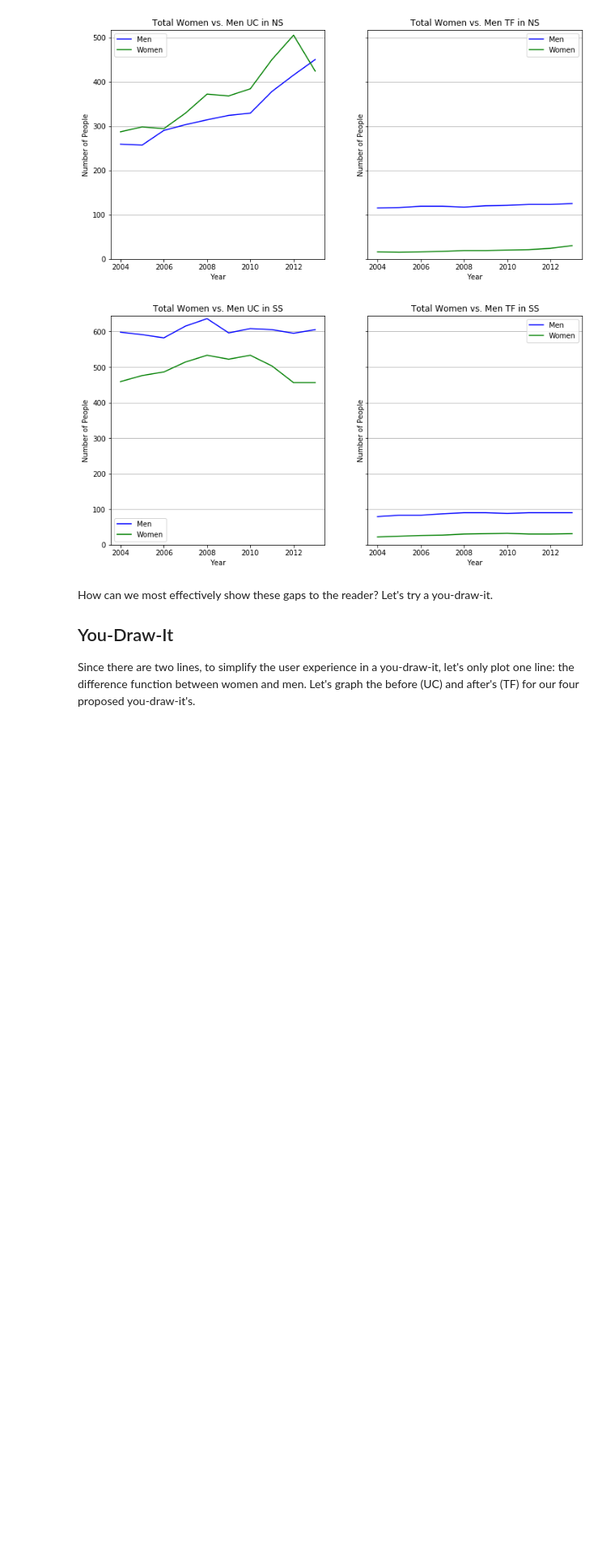
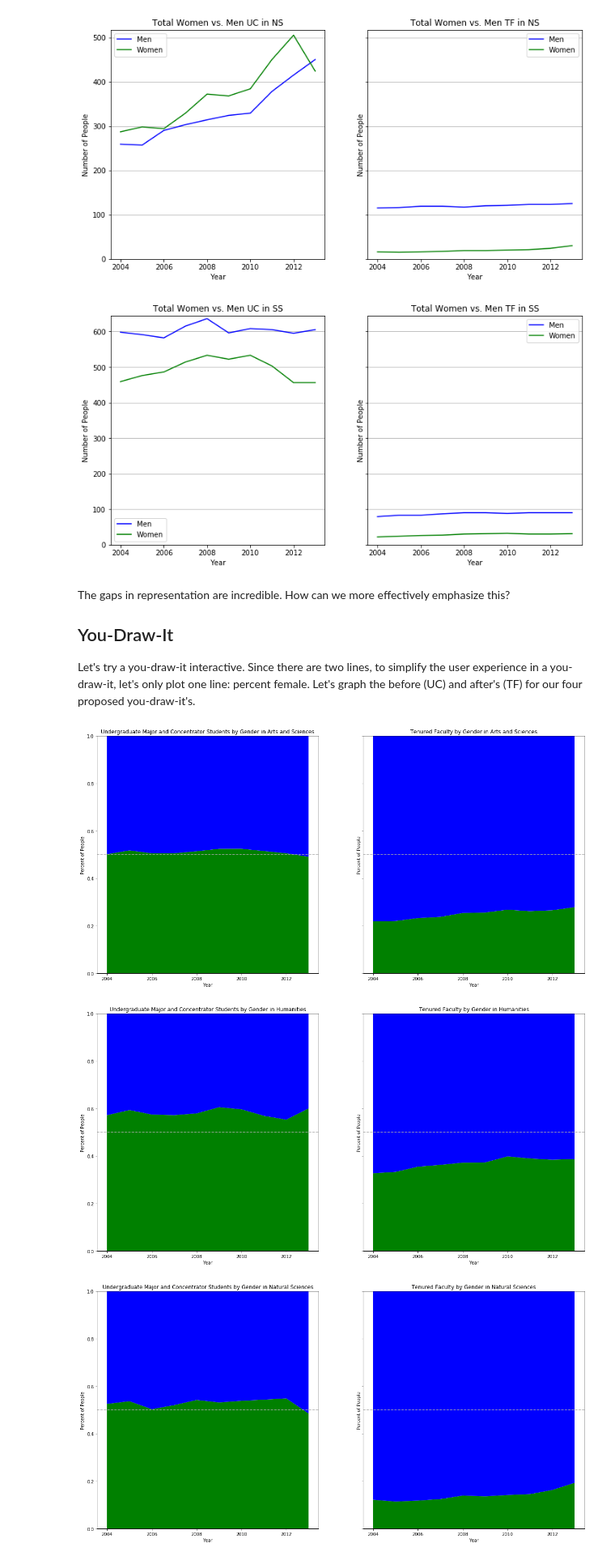
Before and after one commit to jsonkao/CU-female-representation, a Jupyter notebook: notebooks/female-representation.ipynb, the cells around one changed output. Shown: that part at 81% size. Cells and saved outputs as stored; diff of their text form; code cells hidden in the pictures; blank space fills up the shorter version.

```diff
--- a/notebooks/female-representation.ipynb
+++ b/notebooks/female-representation.ipynb
@@ -136,28 +146,34 @@ for a in range(len(areas)):
 [figure]
 [figure]
 # %% [markdown]
-How can we most effectively show these gaps to the reader? Let's try a you-draw-it.
+The gaps in representation are incredible. How can we more effectively emphasize this?
 
 ## You-Draw-It
 
-Since there are two lines, to simplify the user experience in a you-draw-it, let's only plot one line: the difference function between women and men. Let's graph the before (UC) and after's (TF) for our four proposed you-draw-it's.
+Let's try a you-draw-it interactive. Since there are two lines, to simplify the user experience in a you-draw-it, let's only plot one line: percent female. Let's graph the before (UC) and after's (TF) for our four proposed you-draw-it's.
 # %%
-def plotDifferences(plot, area, rank, abbreviate=True, title=True):
-    if title:
-        labelIndex = 1 if abbreviate else 0
-        plot.set_title('Difference between Number of Female and Male {} in {}'.format(ranks[rank][labelIndex], areas[area][labelIndex]))
+def plotFemalePercentLine(plot, area, rank, abbreviate=True):
+    labelIndex = 1 if abbreviate else 0
+    plot.set_title('{} by Gender in {}'.format(ranks[rank][labelIndex], areas[area][labelIndex]))
+    table = requestTable(area, rank)
+    percents = table['Women'] / (table['Women'] + table['Men'])
+    plot.plot(table['Year'], percents, linestyle='', marker='', color='black')
+    plot.set_xlabel('Year')
+    plot.set_ylabel('Percent of People')
 
-    table = requestTable(area, rank)
-    diffs = table['Women'] - table['Men']
-    plot.plot(table['Year'], diffs, linestyle='-', marker='', color='black')
-    plot.set_xlabel('Year')
-    plot.set_ylabel('Number of People')
-    magnitudes = [abs(d) for d in diffs]
-    axMax = int(max(magnitudes) * 1.1) # serves as a padding constant
+    plot.axis(ymin=0, ymax=1)
+    plot.axhline(y=0.5, linestyle='--', color='#aaaaaa')
 
-    plot.fill_between(table['Year'], diffs, 0, where=(diffs > 0), facecolor='g', interpolate=True)
-    plot.fill_between(table['Year'], 0, diffs, where=(diffs < 0), facecolor='b', interpolate=True)
+    plot.fill_between(table['Year'], percents, 0, facecolor='g', interpolate=True)
+    plot.fill_between(table['Year'], 1, percents, facecolor='b', interpolate=True)
 
-    plot.axhline(linewidth=3, color='black')
-
-    plot.yaxis.grid(True)
+    plot.axhline(y=0,linewidth=3, color='black')
+# %%
+for a in range(len(areas)):
+    fig, ax_lst = plt.subplots(1, 2, figsize=(20,10), sharey=True)
+    for r in range(2):
+        plotFemalePercentLine(ax_lst[r], a, r*3, abbreviate=False)
+# %% [output]
+[figure, added]
+[figure, added]
+[figure, added]
```
Also changed, not shown: parts of 14 cells of this notebook.
